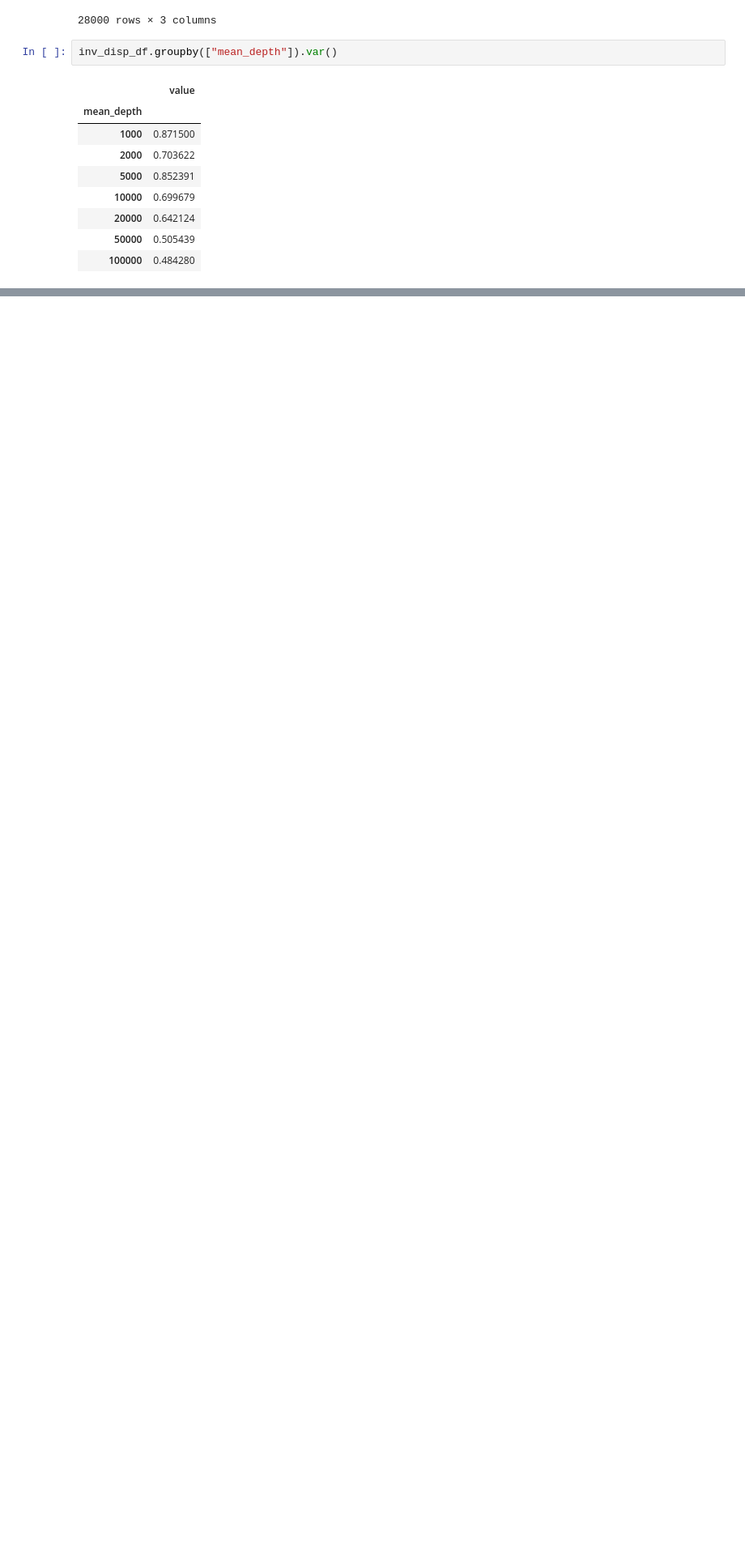
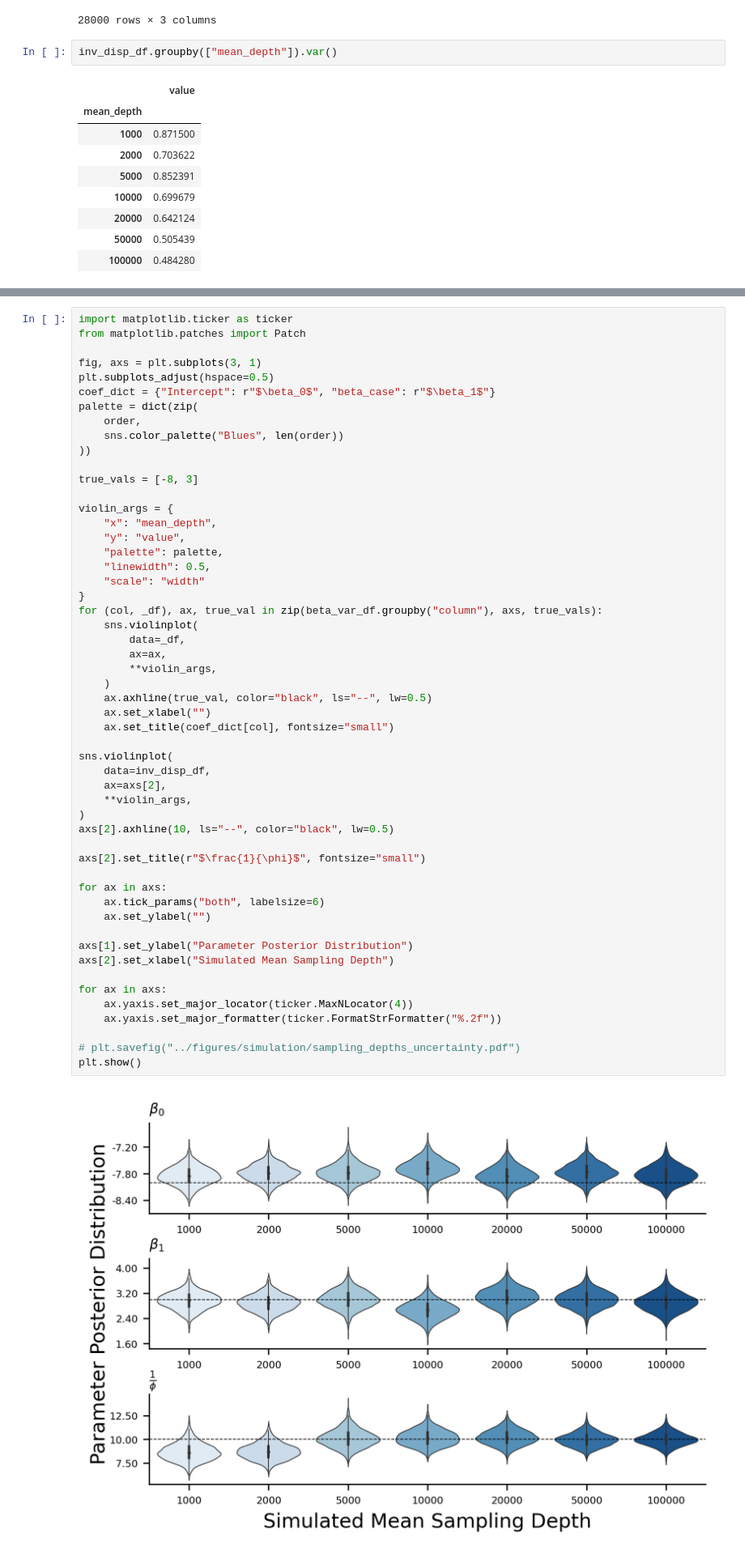
Before and after one commit to knightlab-analyses/birdman-analyses, a Jupyter notebook: notebooks/sampling_depth_figures.ipynb, the cells around one changed output, grey strips where cells are left out. Shown: that part at 81% size. Saved outputs shown, nothing was run; the diff lists cells and outputs as text; blank space fills up the shorter version.

```diff
--- a/notebooks/sampling_depth_figures.ipynb
+++ b/notebooks/sampling_depth_figures.ipynb
@@ -250,2 +250,57 @@ plt.show()
 # %% [output]
 [figure]
+# %%
+import matplotlib.ticker as ticker
+from matplotlib.patches import Patch
+
+fig, axs = plt.subplots(3, 1)
+plt.subplots_adjust(hspace=0.5)
+coef_dict = {"Intercept": r"$\beta_0$", "beta_case": r"$\beta_1$"}
+palette = dict(zip(
+    order,
+    sns.color_palette("Blues", len(order))
+))
+
+true_vals = [-8, 3]
+
+violin_args = {
+    "x": "mean_depth",
+    "y": "value",
+    "palette": palette,
+    "linewidth": 0.5,
+    "scale": "width"
+}
+for (col, _df), ax, true_val in zip(beta_var_df.groupby("column"), axs, true_vals):
+    sns.violinplot(
+        data=_df,
+        ax=ax,
+        **violin_args,
+    )
+    ax.axhline(true_val, color="black", ls="--", lw=0.5)
+    ax.set_xlabel("")
+    ax.set_title(coef_dict[col], fontsize="small")
+
+sns.violinplot(
+    data=inv_disp_df,
+    ax=axs[2],
+    **violin_args,
+)
+axs[2].axhline(10, ls="--", color="black", lw=0.5)
+
+axs[2].set_title(r"$\frac{1}{\phi}$", fontsize="small")
+
+for ax in axs:
+    ax.tick_params("both", labelsize=6)
+    ax.set_ylabel("")
+
+axs[1].set_ylabel("Parameter Posterior Distribution")
+axs[2].set_xlabel("Simulated Mean Sampling Depth")
+
+for ax in axs:
+    ax.yaxis.set_major_locator(ticker.MaxNLocator(4))
+    ax.yaxis.set_major_formatter(ticker.FormatStrFormatter("%.2f"))
+
+# plt.savefig("../figures/simulation/sampling_depths_uncertainty.pdf")
+plt.show()
+# %% [output]
+[figure, added]
```
Also changed, not shown: parts of 1 cell of this notebook, 4 other files.
